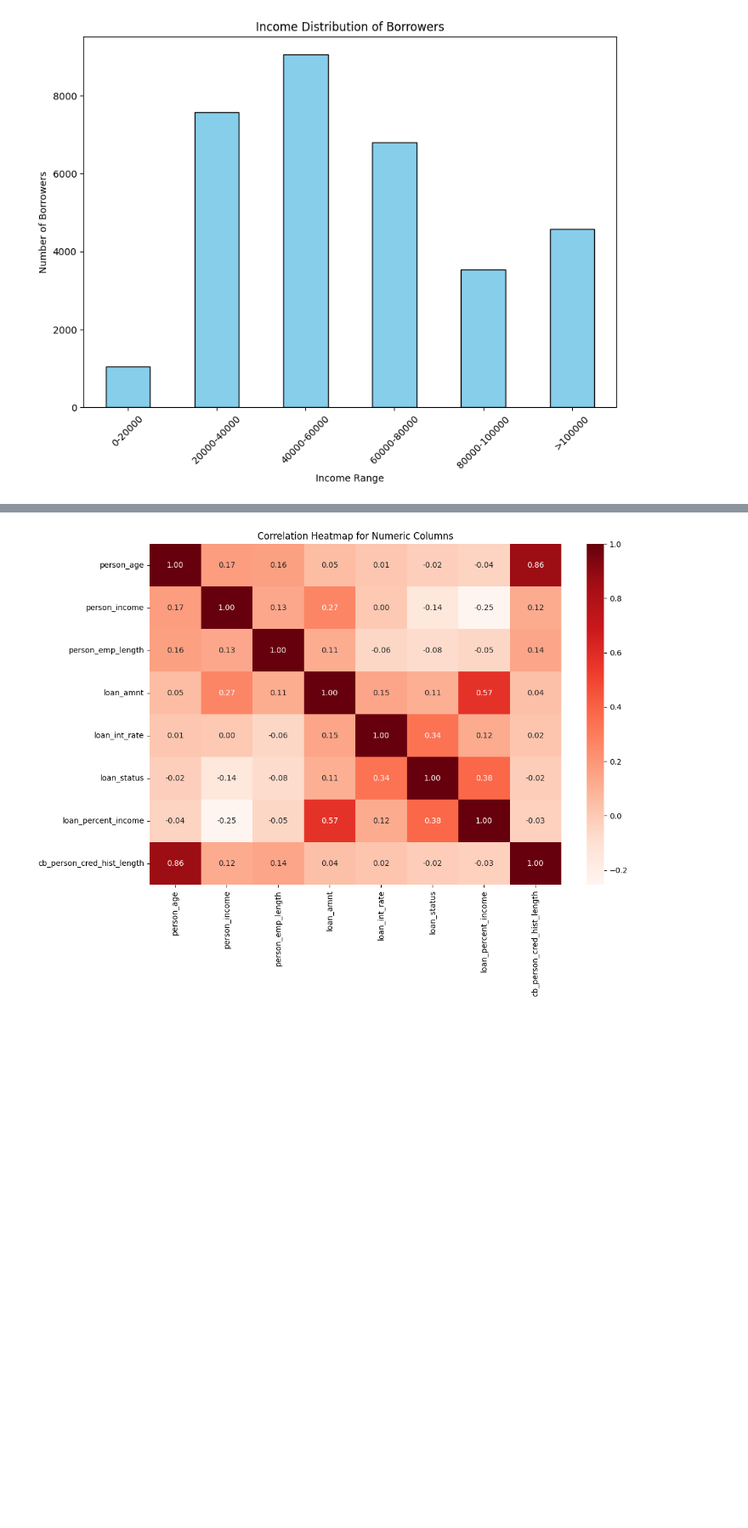
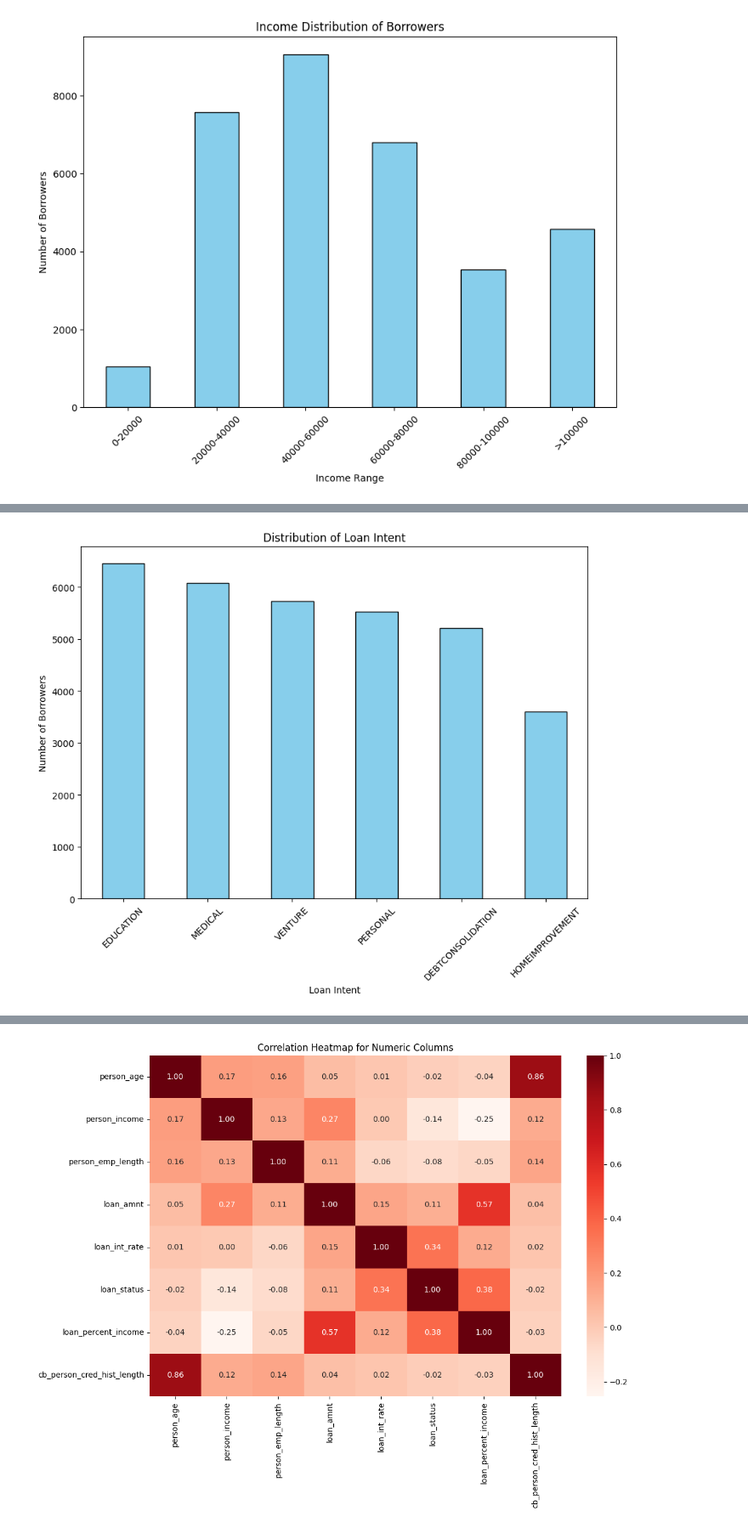
Before and after one commit to Oishi151/Credit-Risk-Evaluation, a Jupyter notebook: Code.ipynb, the cells around one changed output, grey strips where cells are left out. Shown at 85% size. Drawn from its saved outputs; the diff is of its cells as text; code cells hidden in the pictures; blank space fills up the shorter version.

```diff
--- a/Code.ipynb
+++ b/Code.ipynb
@@ -128,0 +165,16 @@ plt.show()
+# %%
+#Lon intent distribution
+loan_intent_counts = data['loan_intent'].value_counts()
+plt.figure(figsize=(10, 7))
+loan_intent_counts.plot(kind='bar', color='skyblue', edgecolor='black')
+
+plt.xlabel('Loan Intent')
+plt.ylabel('Number of Borrowers')
+plt.title('Distribution of Loan Intent')
+
+
+plt.xticks(rotation=45)
+plt.show()
+#Observation: Each category of intent is almost equally distributed
+# %% [output]
+[figure, added]
```
Also changed, not shown: parts of 7 cells of this notebook.
